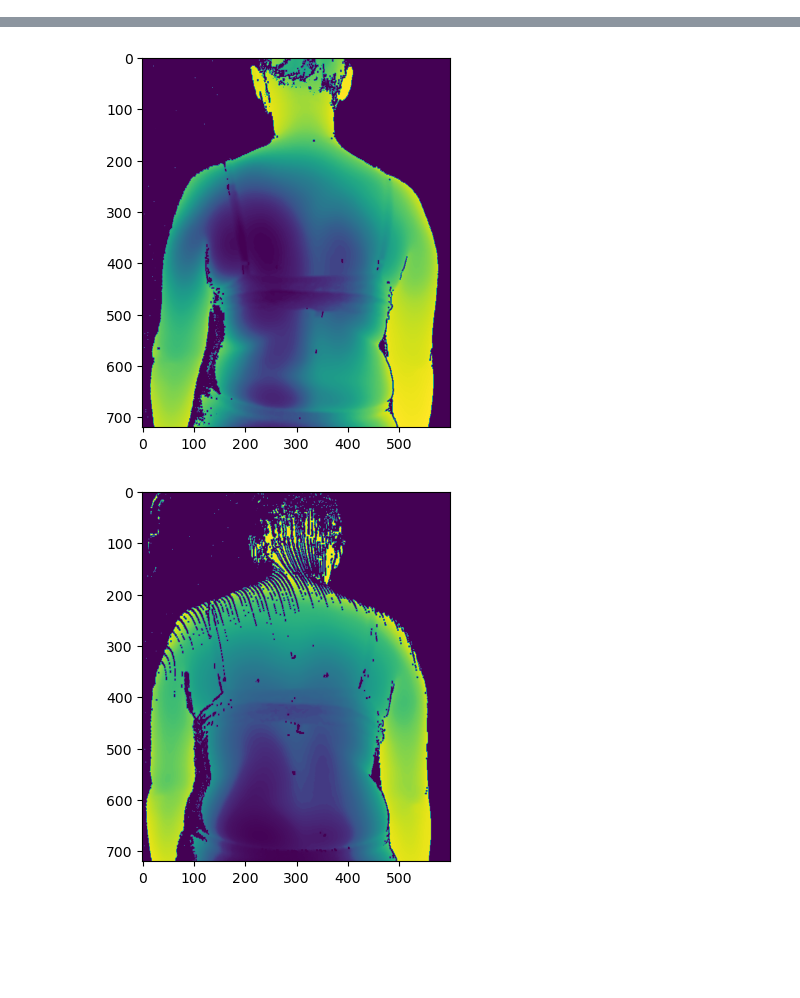
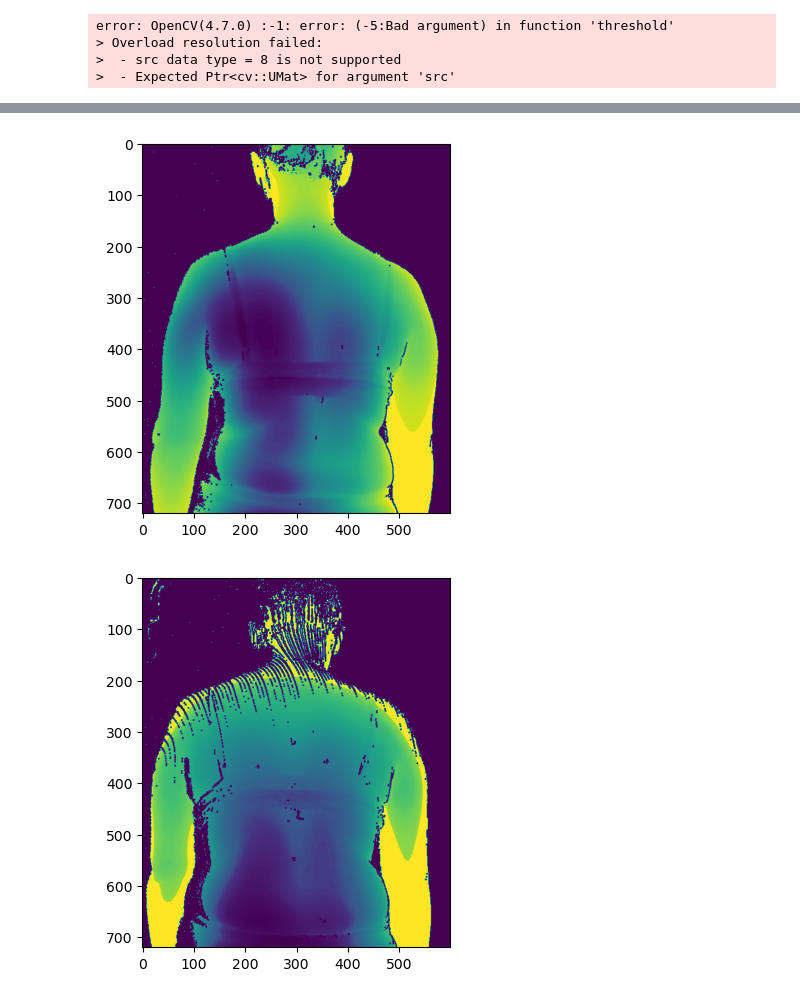
Before and after one commit to ghazalebra/interface_scoliose, a Jupyter notebook: depth_map.ipynb, the cells around one changed output, grey strips where cells are left out. Drawn from its saved outputs; the diff is of its cells as text; code cells hidden in the pictures; blank space fills up the shorter version.

```diff
--- a/depth_map.ipynb
+++ b/depth_map.ipynb
@@ -24,8 +25,11 @@ z = xyz[:,:,2].T
 z = z[-1:0:-1, :][800:1280, 450:800]
 
 z_int = z.astype(np.uint32)
-z_int[np.where(z < 1800)] = 0
-z_eq = equalize_histogram(z_int)
+#z_thresh, thresh = cv2.adaptiveThreshold(z, 255, cv2.ADAPTIVE_THRESH_MEAN_C, cv2.THRESH_TOZERO, 10, 2)
+
+ret,z_thr = cv2.threshold(z_int, 0, 255, cv2.THRESH_OTSU)
+
+z_eq = equalize_histogram(z_thr, 255)
 
 print(np.max(z), np.median(z), np.max(z_eq), np.median(z_eq))
 
@@ -33,36 +37,41 @@ fig, (ax1, ax2) = plt.subplots(1,2)
 ax1.imshow(z)
 ax2.imshow(z_eq)
 plt.show()
+# %% [output]
+error: OpenCV(4.7.0) :-1: error: (-5:Bad argument) in function 'threshold'
+> Overload resolution failed:
+>  - src data type = 8 is not supported
+>  - Expected Ptr<cv::UMat> for argument 'src'
 # %%
 path = r'D:\StageE23\Data\Ete_2022\Participant03\autocorrection\Prise01\xyz'
 w1 = 300
 w2 = 900
 h1 = 560
 h2 = 1280
 
 for i, file in enumerate(os.listdir(path)):
     with open(os.path.join(path, file), 'r') as f:
         f.seek(header_size)
         xyz = np.fromfile(f, np.float32).reshape((h,w,3))
 
     z = xyz[:,:,2].T
     z = z[-1:0:-1, :][h1:h2, w1:w2]
 
     z_int = z.astype(np.uint32)
-    z_int[np.where(z < np.min(z_int)+100)] = 0
+    z_int[np.where(z > np.median(z_int)+100)] = np.max(z_int)
     z_eq = equalize_histogram(z_int, np.max(z_int))
 
     if i%10 == 0:
         fig, ax = plt.subplots()
         ax.imshow(z_eq)
 plt.show()
 # %% [output]
 [figure]
 [figure]
 [figure]
 [figure]
 [figure]
 [figure]
 [figure]
-[figure, old version]
+[figure, new version]
-[figure, old version]
+[figure, new version]
```
Also changed, not shown: parts of 1 cell of this notebook, 1 other file.
